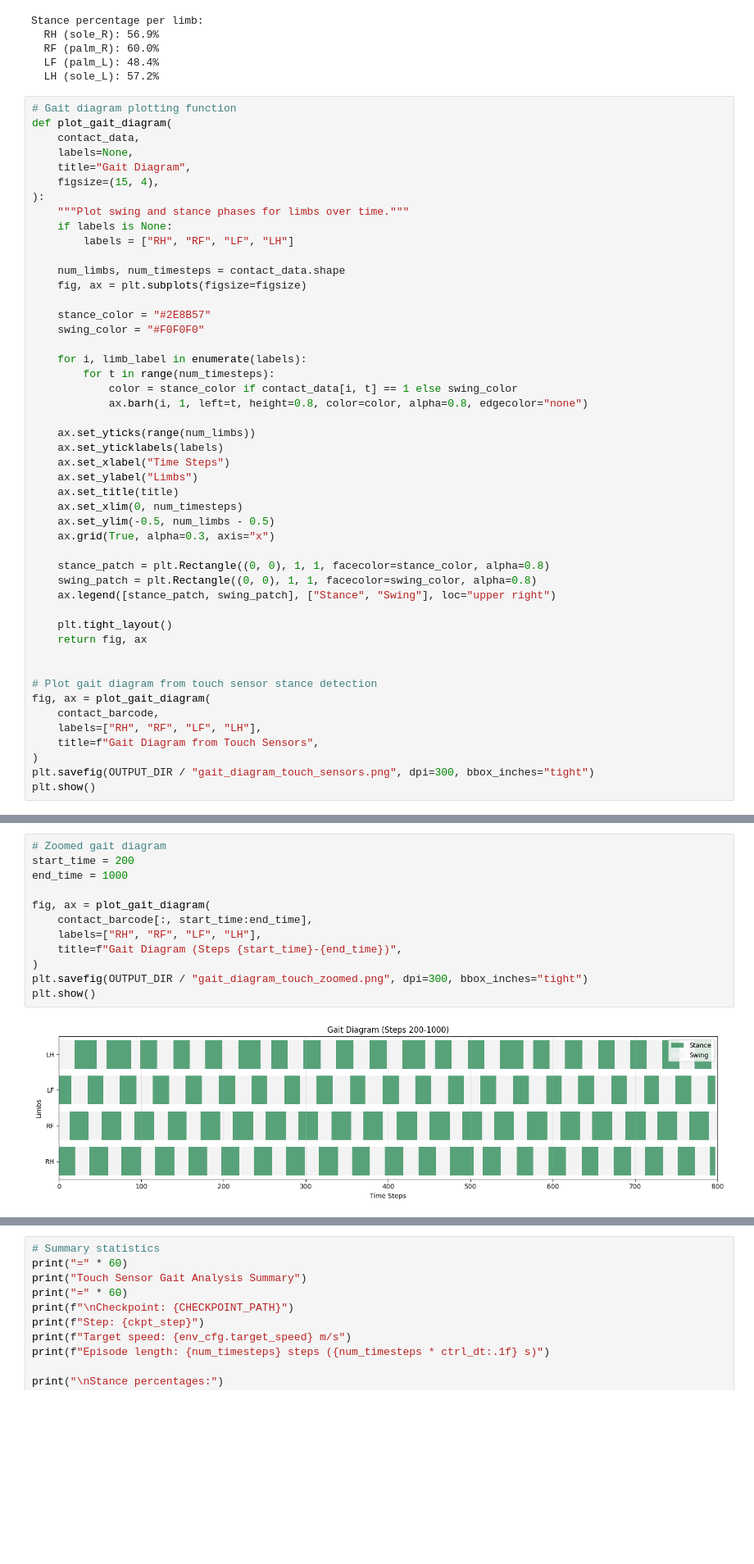
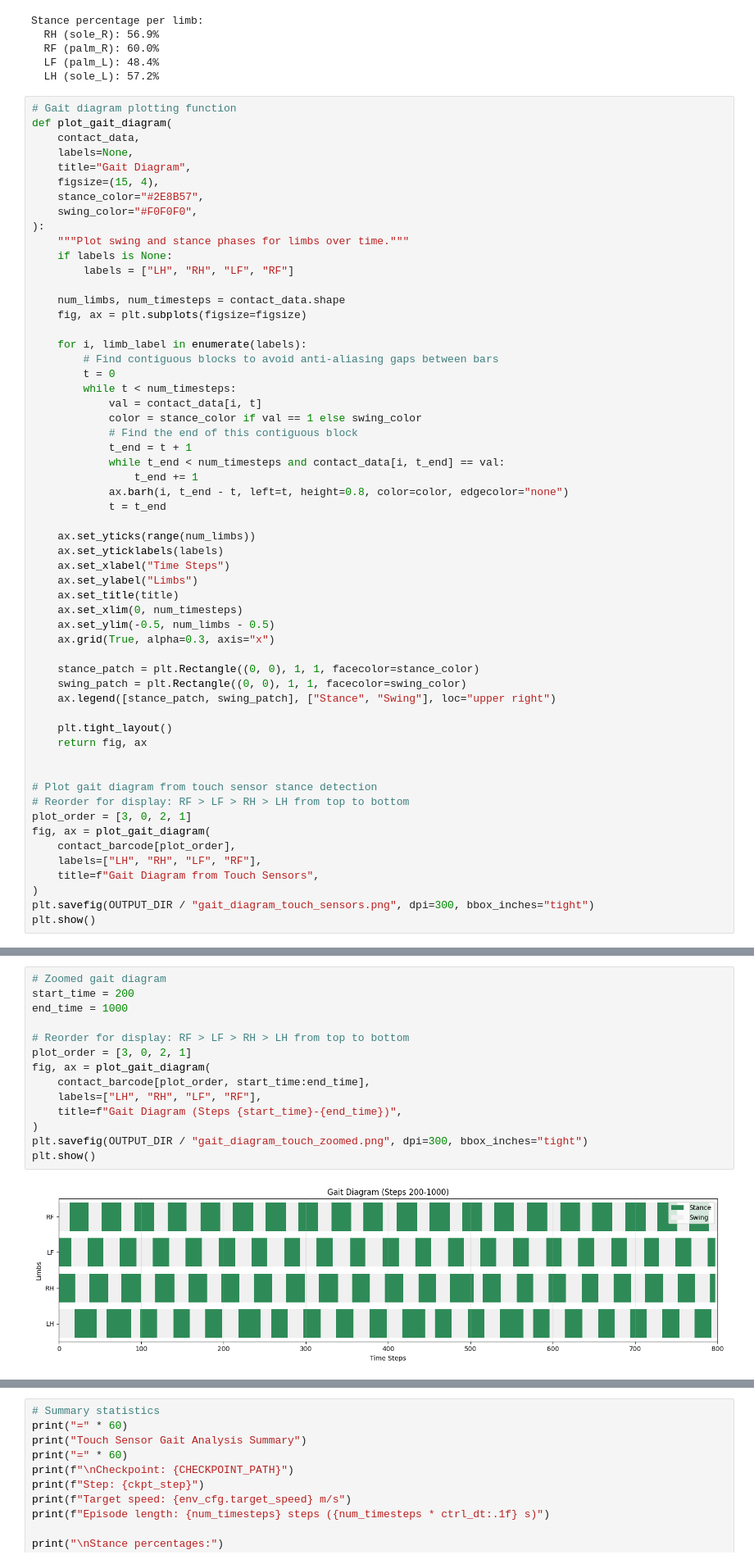
Before and after one commit to asirbu77/SCAMPER, a Jupyter notebook: notebooks/analysis/maintain_velocity_analysis_S3e-1_new.ipynb, the cells around one changed output, grey strips where cells are left out. Shown at 82% size. Drawn from its saved outputs; the diff is of its cells as text; blank space fills up the shorter version.

```diff
--- a/notebooks/analysis/maintain_velocity_analysis_S3e-1_new.ipynb
+++ b/notebooks/analysis/maintain_velocity_analysis_S3e-1_new.ipynb
@@ -819,21 +822,28 @@ def plot_gait_diagram(
     labels=None,
     title="Gait Diagram",
     figsize=(15, 4),
+    stance_color="#2E8B57",
+    swing_color="#F0F0F0",
 ):
     """Plot swing and stance phases for limbs over time."""
     if labels is None:
-        labels = ["RH", "RF", "LF", "LH"]
+        labels = ["LH", "RH", "LF", "RF"]
 
     num_limbs, num_timesteps = contact_data.shape
     fig, ax = plt.subplots(figsize=figsize)
 
-    stance_color = "#2E8B57"
-    swing_color = "#F0F0F0"
-
     for i, limb_label in enumerate(labels):
-        for t in range(num_timesteps):
-            color = stance_color if contact_data[i, t] == 1 else swing_color
-            ax.barh(i, 1, left=t, height=0.8, color=color, alpha=0.8, edgecolor="none")
+        # Find contiguous blocks to avoid anti-aliasing gaps between bars
+        t = 0
+        while t < num_timesteps:
+            val = contact_data[i, t]
+            color = stance_color if val == 1 else swing_color
+            # Find the end of this contiguous block
+            t_end = t + 1
+            while t_end < num_timesteps and contact_data[i, t_end] == val:
+                t_end += 1
+            ax.barh(i, t_end - t, left=t, height=0.8, color=color, edgecolor="none")
+            t = t_end
 
     ax.set_yticks(range(num_limbs))
     ax.set_yticklabels(labels)
@@ -844,8 +854,8 @@ def plot_gait_diagram(
     ax.set_ylim(-0.5, num_limbs - 0.5)
     ax.grid(True, alpha=0.3, axis="x")
 
-    stance_patch = plt.Rectangle((0, 0), 1, 1, facecolor=stance_color, alpha=0.8)
-    swing_patch = plt.Rectangle((0, 0), 1, 1, facecolor=swing_color, alpha=0.8)
+    stance_patch = plt.Rectangle((0, 0), 1, 1, facecolor=stance_color)
+    swing_patch = plt.Rectangle((0, 0), 1, 1, facecolor=swing_color)
     ax.legend([stance_patch, swing_patch], ["Stance", "Swing"], loc="upper right")
 
     plt.tight_layout()
@@ -853,9 +863,11 @@ def plot_gait_diagram(
 
 
 # Plot gait diagram from touch sensor stance detection
+# Reorder for display: RF > LF > RH > LH from top to bottom
+plot_order = [3, 0, 2, 1]
 fig, ax = plot_gait_diagram(
-    contact_barcode,
-    labels=["RH", "RF", "LF", "LH"],
+    contact_barcode[plot_order],
+    labels=["LH", "RH", "LF", "RF"],
     title=f"Gait Diagram from Touch Sensors",
 )
 plt.savefig(OUTPUT_DIR / "gait_diagram_touch_sensors.png", dpi=300, bbox_inches="tight")
@@ -865,17 +877,19 @@ plt.show()
 # %%
 # Zoomed gait diagram
 start_time = 200
 end_time = 1000
 
+# Reorder for display: RF > LF > RH > LH from top to bottom
+plot_order = [3, 0, 2, 1]
 fig, ax = plot_gait_diagram(
-    contact_barcode[:, start_time:end_time],
-    labels=["RH", "RF", "LF", "LH"],
+    contact_barcode[plot_order, start_time:end_time],
+    labels=["LH", "RH", "LF", "RF"],
     title=f"Gait Diagram (Steps {start_time}-{end_time})",
 )
 plt.savefig(OUTPUT_DIR / "gait_diagram_touch_zoomed.png", dpi=300, bbox_inches="tight")
 plt.show()
 # %% [output]
-[figure, old version]
+[figure, new version]
 # %%
 # Font size configuration
 TICK_FONTSIZE = 30
```
Also changed, not shown: parts of 12 cells of this notebook, 48 other files.
